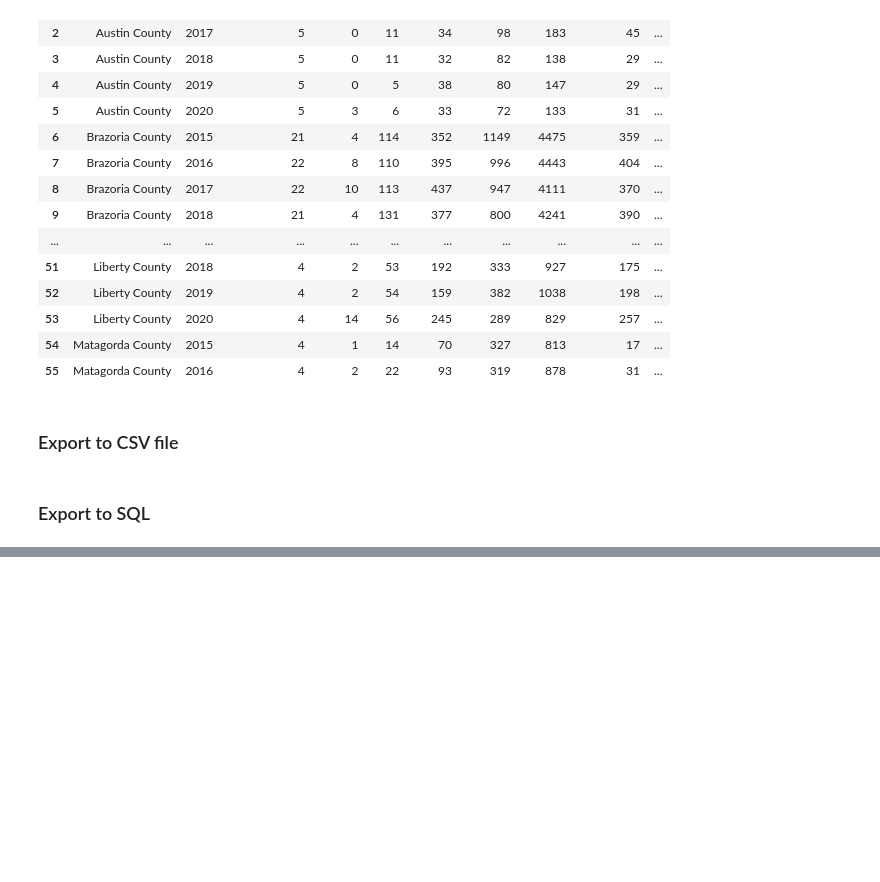
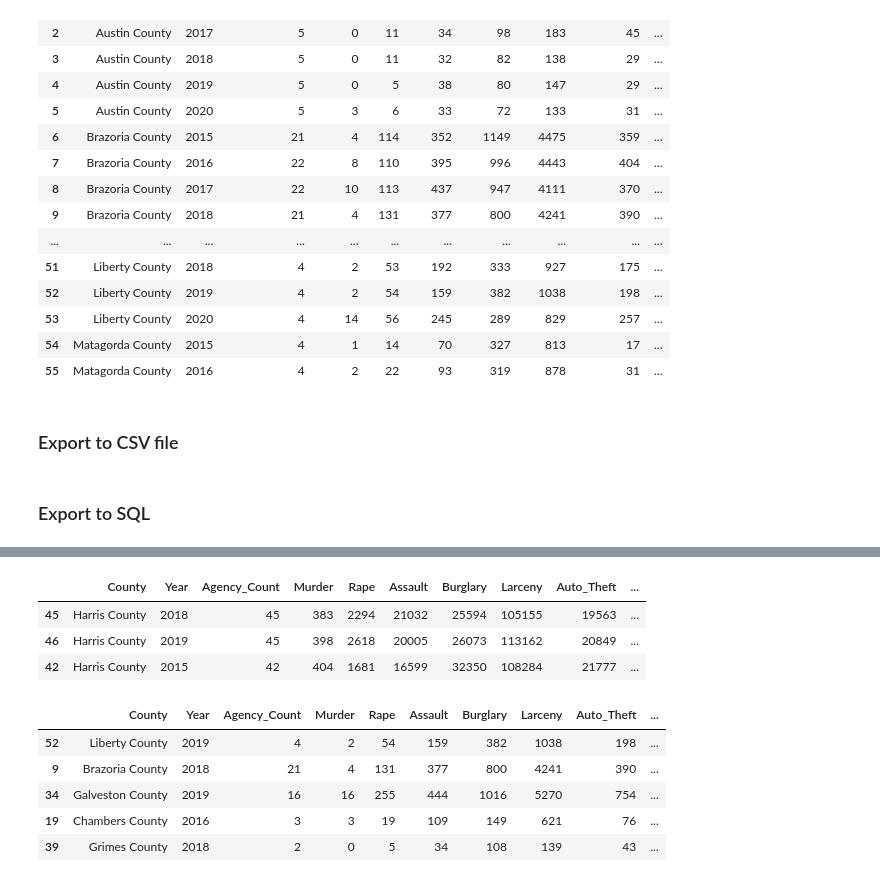
Before and after one commit to MiguelB512/Harris_Crime_Trends, a Jupyter notebook: Crime_Data_Analysis.ipynb, the cells around one changed output, grey strips where cells are left out. Cells and saved outputs as stored; diff of their text form; code cells hidden in the pictures; blank space fills up the shorter version.

```diff
--- a/Crime_Data_Analysis.ipynb
+++ b/Crime_Data_Analysis.ipynb
@@ -572,0 +585,18 @@ outter_hou_df.to_sql(name='outter_houston_counties', con=engine, index=False, if
+# %%
+sample_harris_df = harris_county_df.sample(frac = 0.5)
+sample_harris_df.head()
+# %% [output]
+|  | County | Year | Agency_Count | Murder | Rape | Assault | Burglary | Larceny | Auto_Theft | ... |
+| 45 | Harris County | 2018 | 45 | 383 | 2294 | 21032 | 25594 | 105155 | 19563 | ... |
+| 46 | Harris County | 2019 | 45 | 398 | 2618 | 20005 | 26073 | 113162 | 20849 | ... |
+| 42 | Harris County | 2015 | 42 | 404 | 1681 | 16599 | 32350 | 108284 | 21777 | ... |
+# %%
+sample_outter_hou_df = outter_hou_df.sample(frac = 0.25)
+sample_outter_hou_df.head()
+# %% [output]
+|  | County | Year | Agency_Count | Murder | Rape | Assault | Burglary | Larceny | Auto_Theft | ... |
+| 52 | Liberty County | 2019 | 4 | 2 | 54 | 159 | 382 | 1038 | 198 | ... |
+| 9 | Brazoria County | 2018 | 21 | 4 | 131 | 377 | 800 | 4241 | 390 | ... |
+| 34 | Galveston County | 2019 | 16 | 16 | 255 | 444 | 1016 | 5270 | 754 | ... |
+| 19 | Chambers County | 2016 | 3 | 3 | 19 | 109 | 149 | 621 | 76 | ... |
+| 39 | Grimes County | 2018 | 2 | 0 | 5 | 34 | 108 | 139 | 43 | ... |
```
Also changed, not shown: parts of 5 cells of this notebook.
